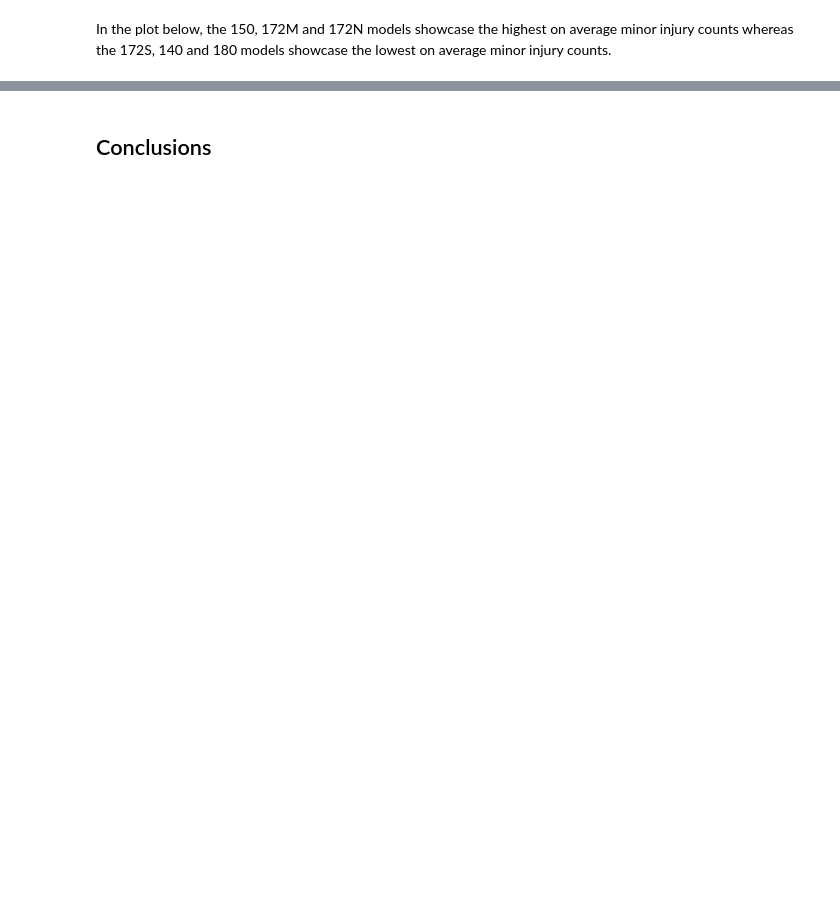
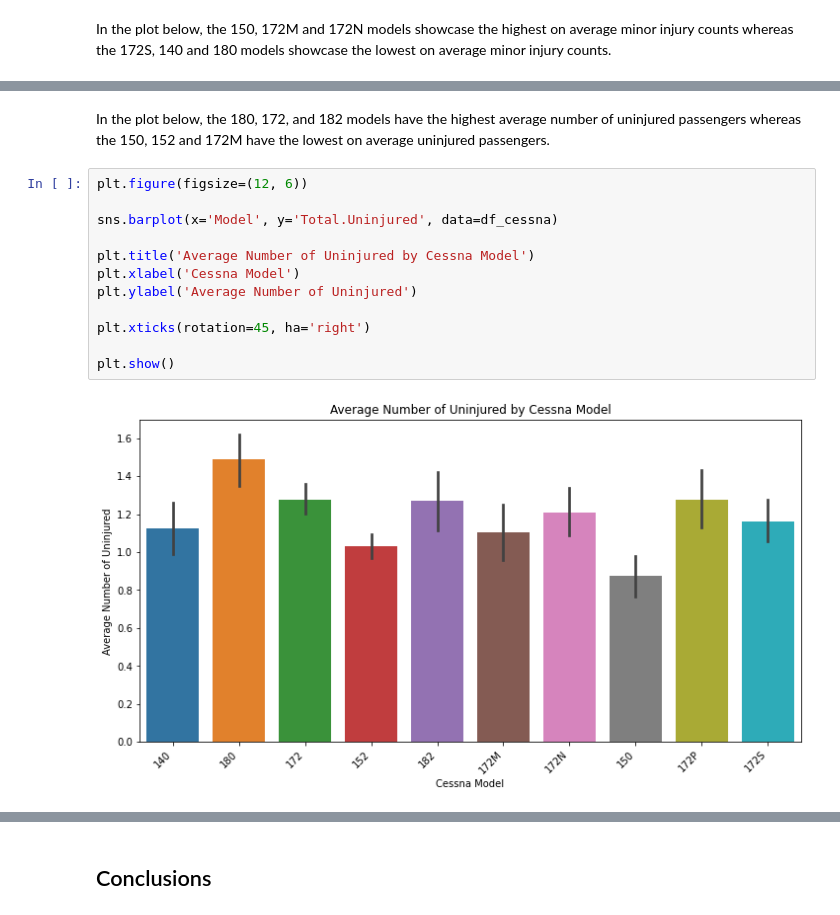
Before and after one commit to justinnllee/Aircraft_Safety_Analysis, a Jupyter notebook: notebook.ipynb, the cells around one changed output, grey strips where cells are left out. Cells and saved outputs as stored; diff of their text form; blank space fills up the shorter version.

```diff
--- a/notebook.ipynb
+++ b/notebook.ipynb
@@ -423,0 +444,16 @@ plt.show()
+# %% [markdown]
+In the plot below, the 180, 172, and 182 models have the highest average number of uninjured passengers whereas the 150, 152 and 172M have the lowest on average uninjured passengers.
+# %%
+plt.figure(figsize=(12, 6))
+
+sns.barplot(x='Model', y='Total.Uninjured', data=df_cessna)
+
+plt.title('Average Number of Uninjured by Cessna Model')
+plt.xlabel('Cessna Model')
+plt.ylabel('Average Number of Uninjured')
+
+plt.xticks(rotation=45, ha='right')
+
+plt.show()
+# %% [output]
+[figure, added]
```
Also changed, not shown: parts of 16 cells of this notebook.
